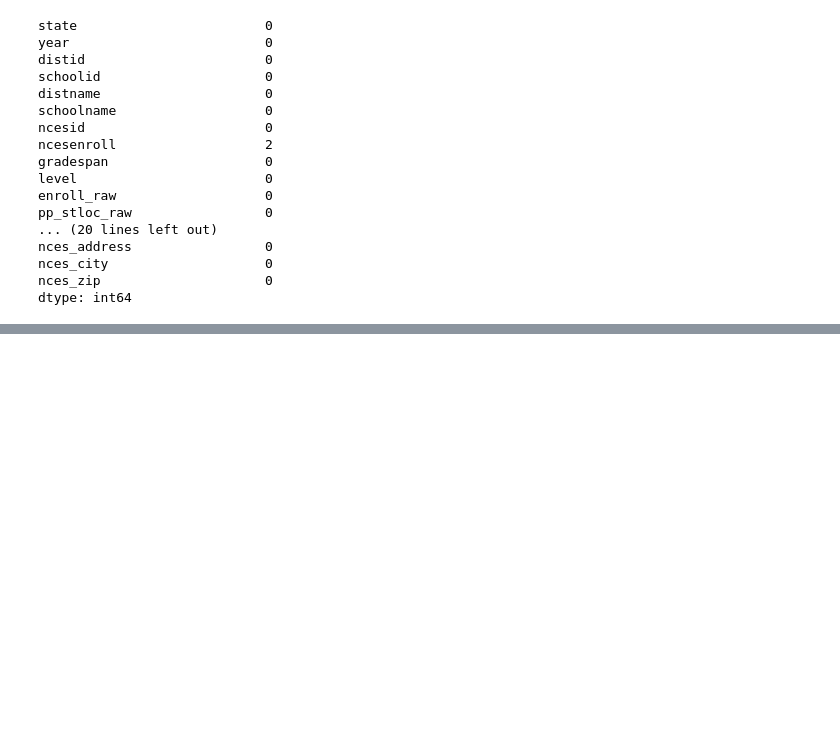
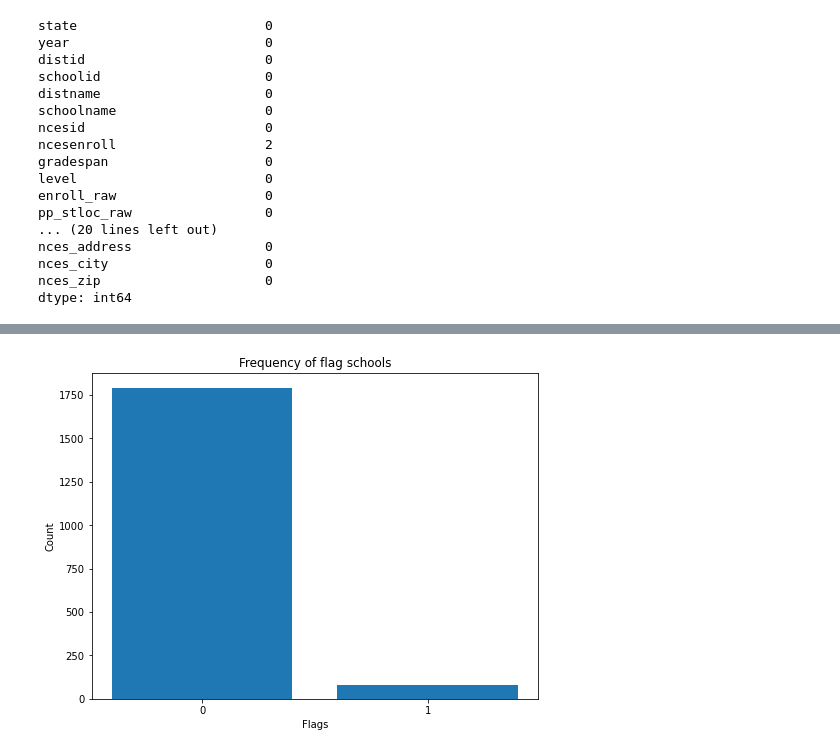
Before and after one commit to kefanyu/school_finance_research, a Jupyter notebook: Code/cleaning_EDA.ipynb, the cells around one changed output, grey strips where cells are left out. Saved outputs shown, nothing was run; the diff lists cells and outputs as text; code cells hidden in the pictures; blank space fills up the shorter version.

```diff
--- a/Code/cleaning_EDA.ipynb
+++ b/Code/cleaning_EDA.ipynb
@@ -202,0 +201,4 @@ dtype: int64
+# %%
+df2 = df.copy()
+df2.drop(columns=['nces_title1_schoolwide'], inplace = True)
+df2.shape
@@ -202,0 +211,3 @@ dtype: int64
+# %%
+df3 = pd.concat([df2, new_knndf], axis=1,join = 'inner')  # join these two df together
+df3.shape
@@ -202,0 +236,5 @@ dtype: int64
+# %%
+df3['nces_freelunch'].fillna(value=df3['nces_freelunch'].median(), inplace=True)
+df3['nces_reducedlunch'].fillna(value=df3['nces_reducedlunch'].median(), inplace=True)
+df3['nces_poverty'].fillna(value=df3['nces_poverty'].median(), inplace=True)
+df3['ncesenroll'].fillna(value=df3['ncesenroll'].median(), inplace=True)
@@ -202,0 +278,3 @@ dtype: int64
+# %%
+df3['flag'] = df3.flag.astype(str)
+df3.dtypes
@@ -202,0 +299,13 @@ dtype: int64
+# %%
+value_counts = df3['flag'].value_counts()
+
+# Create a bar chart
+plt.figure(figsize=(8, 6))  # Adjust the figure size as needed
+plt.bar(value_counts.index, value_counts.values)
+plt.xlabel('Flags')
+plt.ylabel('Count')
+plt.title('Frequency of flag schools')
+plt.xticks(rotation=0)  # Rotate x-axis labels if needed
+plt.show()
+# %% [output]
+[figure, added]
```
Also changed, not shown: parts of 21 cells of this notebook.
